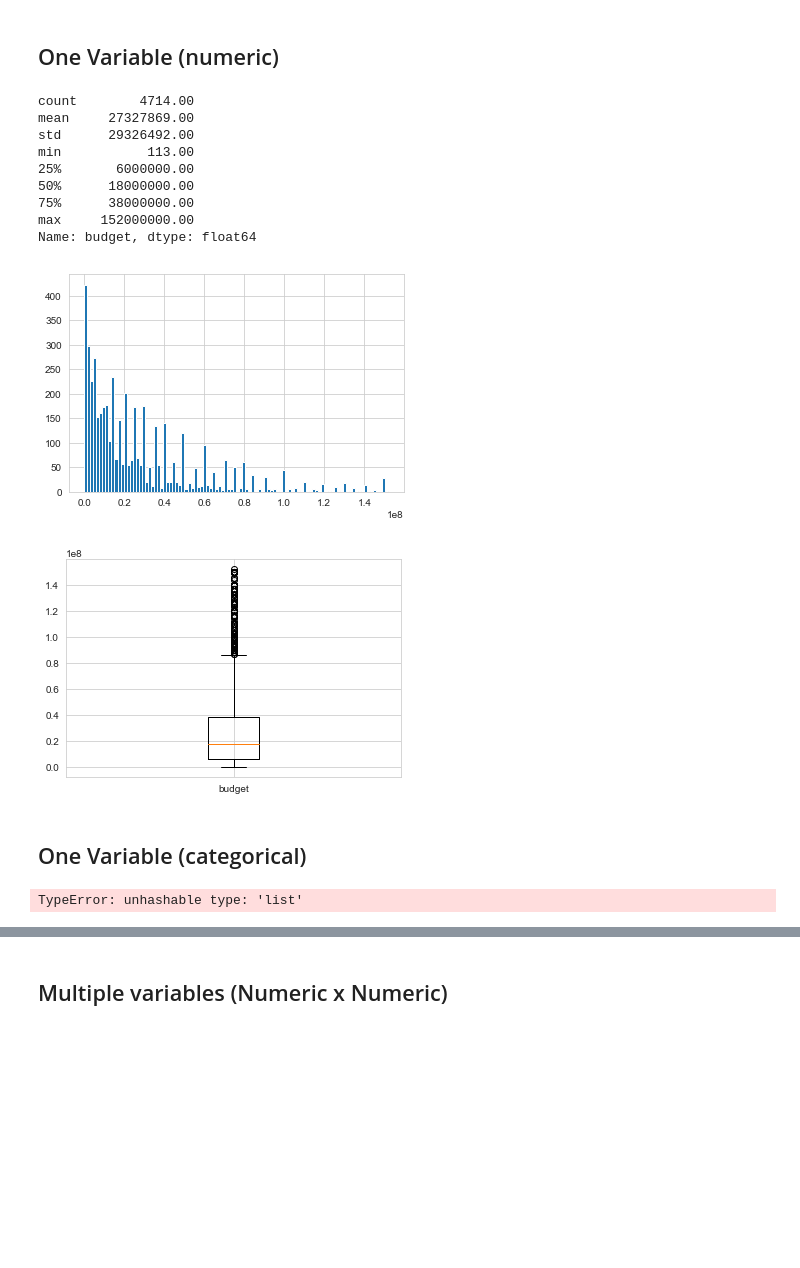
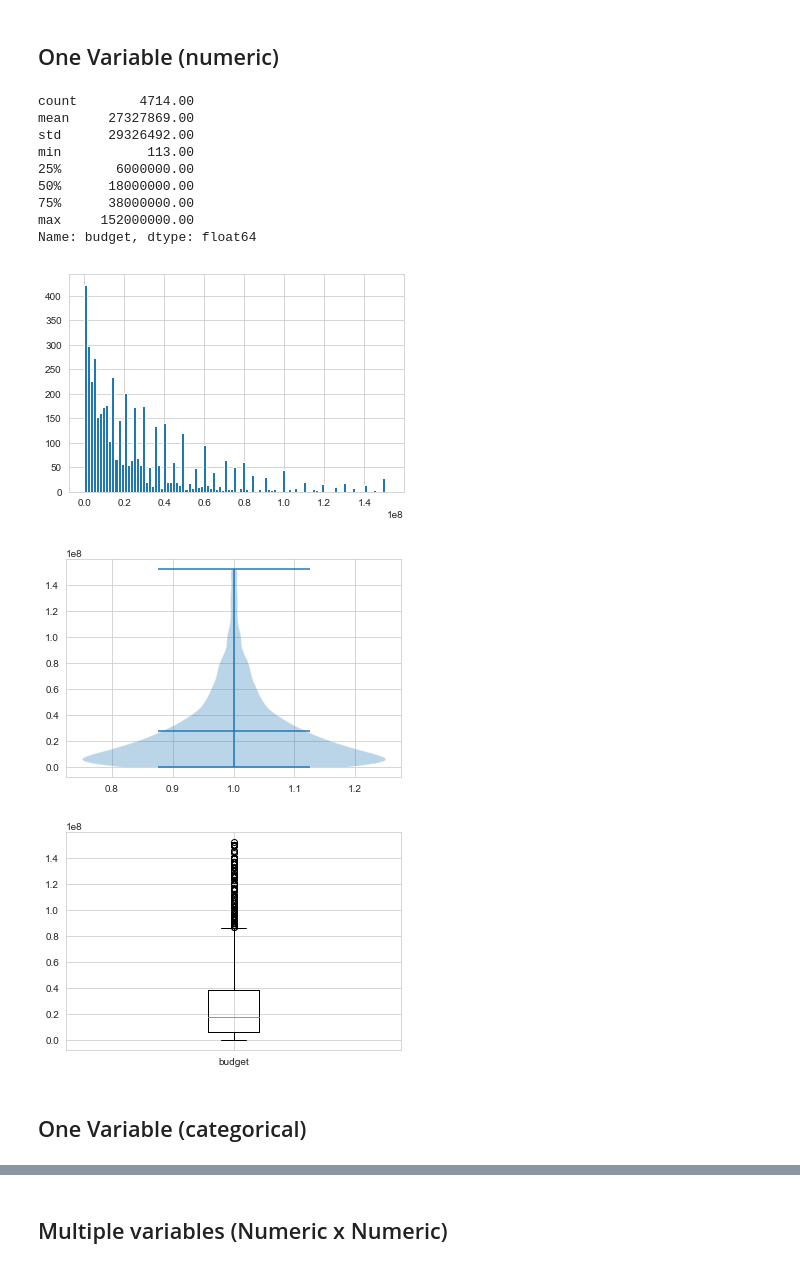
Before and after one commit to nastazya/Movies-analytics, a Jupyter notebook: EDA.ipynb, the cells around one changed output, grey strips where cells are left out. Saved outputs shown, nothing was run; the diff lists cells and outputs as text; code cells hidden in the pictures; blank space fills up the shorter version.

Commit message:
One Variable analysis: budget and genres

```diff
--- a/EDA.ipynb
+++ b/EDA.ipynb
@@ -103,46 +103,30 @@ df.head(10)
 # %%
 # Analize pricing distribution
 
 # Histogram
 print(df['budget'].describe().round())
 plt.hist(df['budget'], bins=100)
 plt.show()
-# Box plot
+# Violin and box plot
+plt.violinplot(df['budget'], showmeans=True)
+plt.show()
 plt.boxplot(df['budget'])
 plt.xticks([1], ['budget'], rotation='horizontal')
 plt.show()
 # %% [output]
 count        4714.00
 mean     27327869.00
 std      29326492.00
 min           113.00
 25%       6000000.00
 50%      18000000.00
 75%      38000000.00
 max     152000000.00
 Name: budget, dtype: float64
 [figure]
-[figure, old version]
+[figure, new version]
+[figure, added]
 # %%
 #TODO: Analyze all the numerical variables
 # %% [markdown]
 ## One Variable (categorical)
-# %%
-# Analize zipcode distribution
-print(df['genres'].value_counts())
-
-# Bar Chart
-plt.figure(figsize=(12,6))
-plt.title('# houses by bedroom')
-plt.xlabel('bedrooms')
-plt.ylabel('# houses')
-
-labels = df['bedrooms'].value_counts().index
-values = df['bedrooms'].value_counts().values
-
-y_pos = range(len(labels))
-plt.bar(y_pos, values, align='center', alpha=0.5)
-plt.xticks(y_pos, labels)
-plt.show()
-# %% [output]
-TypeError: unhashable type: 'list'
```
Also changed, not shown: parts of 1 cell of this notebook.
